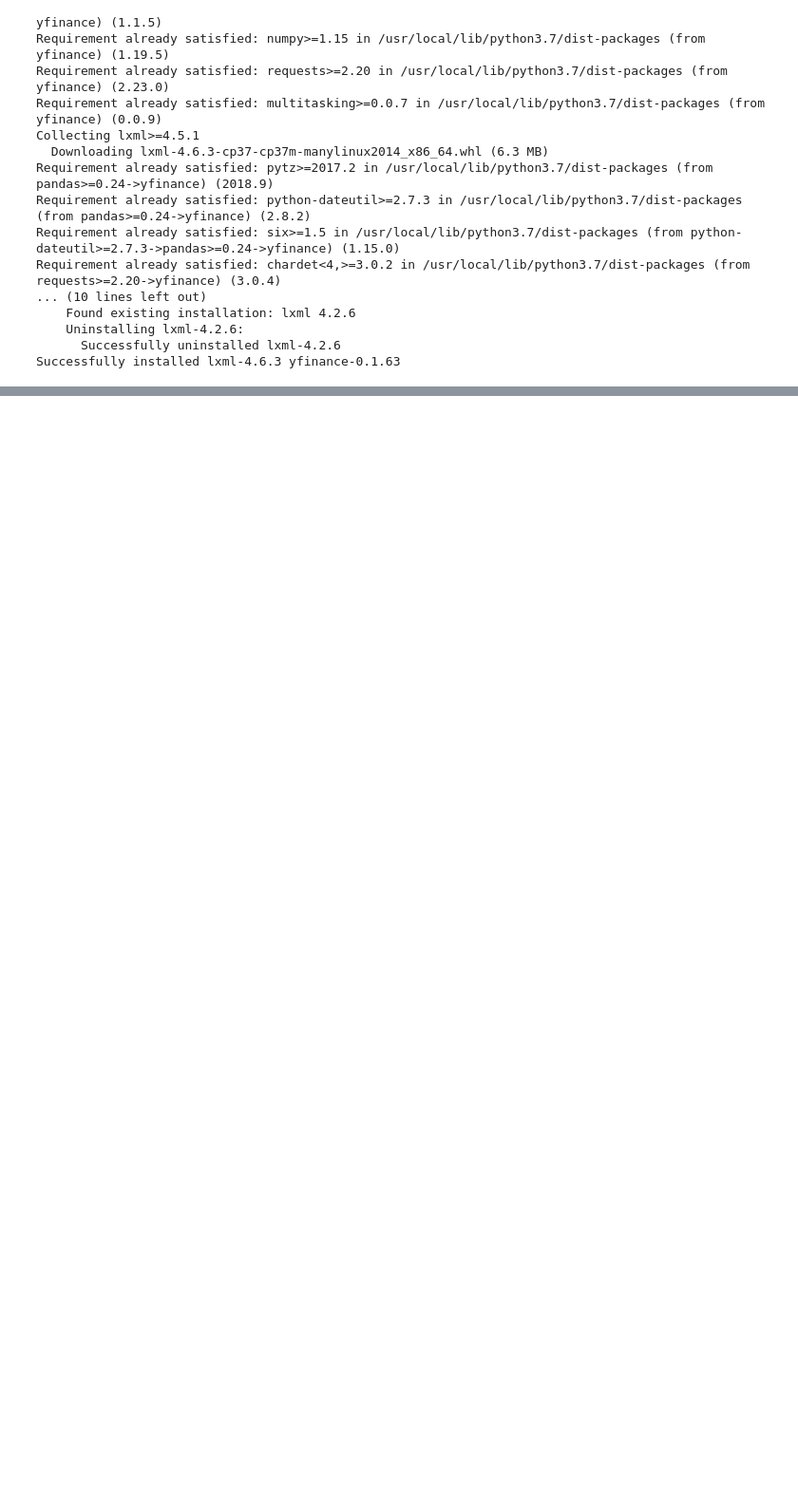
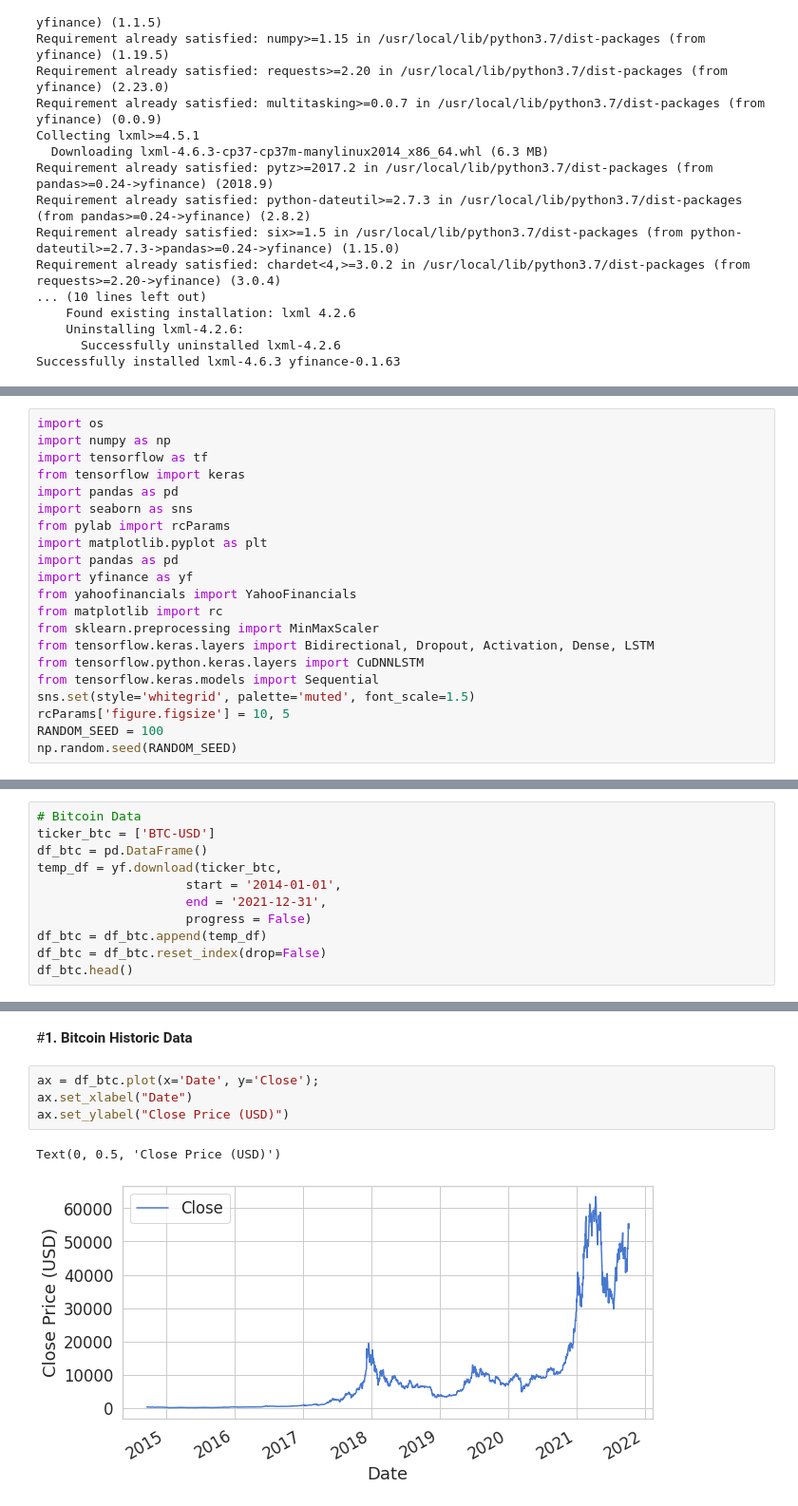
Before and after one commit to RonitGandhi/Hacksprint_PS01_InputOutput, a Jupyter notebook: LSTM_CRYPTOCURRENCY.ipynb, the cells around one changed output, grey strips where cells are left out. Shown at 95% size. Cells and saved outputs as stored; diff of their text form; blank space fills up the shorter version.

```diff
--- a/LSTM_CRYPTOCURRENCY.ipynb
+++ b/LSTM_CRYPTOCURRENCY.ipynb
@@ -97,0 +39,21 @@ df_eth.head()
+# %%
+import os
+import numpy as np
+import tensorflow as tf
+from tensorflow import keras
+import pandas as pd
+import seaborn as sns
+from pylab import rcParams
+import matplotlib.pyplot as plt
+import pandas as pd
+import yfinance as yf
+from yahoofinancials import YahooFinancials
+from matplotlib import rc
+from sklearn.preprocessing import MinMaxScaler
+from tensorflow.keras.layers import Bidirectional, Dropout, Activation, Dense, LSTM
+from tensorflow.python.keras.layers import CuDNNLSTM
+from tensorflow.keras.models import Sequential
+sns.set(style='whitegrid', palette='muted', font_scale=1.5)
+rcParams['figure.figsize'] = 10, 5
+RANDOM_SEED = 100
+np.random.seed(RANDOM_SEED)
@@ -97,0 +62,11 @@ df_eth.head()
+# %%
+# Bitcoin Data
+ticker_btc = ['BTC-USD']
+df_btc = pd.DataFrame()
+temp_df = yf.download(ticker_btc,
+                    start = '2014-01-01',
+                    end = '2021-12-31',
+                    progress = False)
+df_btc = df_btc.append(temp_df)
+df_btc = df_btc.reset_index(drop=False)
+df_btc.head()
@@ -97,0 +260,9 @@ df_eth.head()
+# %% [markdown]
+#**1. Bitcoin Historic Data**
+# %%
+ax = df_btc.plot(x='Date', y='Close');
+ax.set_xlabel("Date")
+ax.set_ylabel("Close Price (USD)")
+# %% [output]
+Text(0, 0.5, 'Close Price (USD)')
+[figure, added]
```
Also changed, not shown: parts of 62 cells of this notebook.
